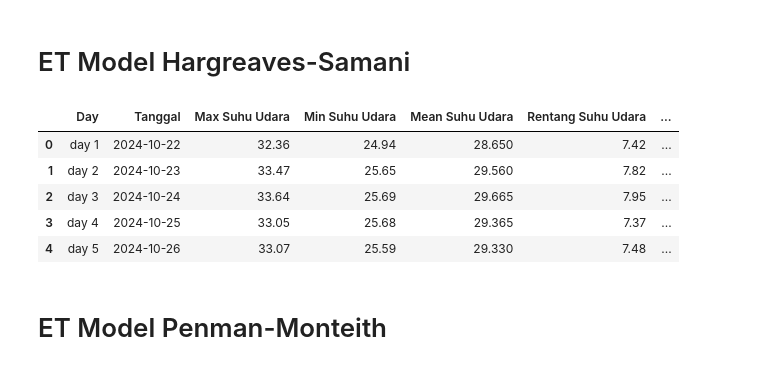
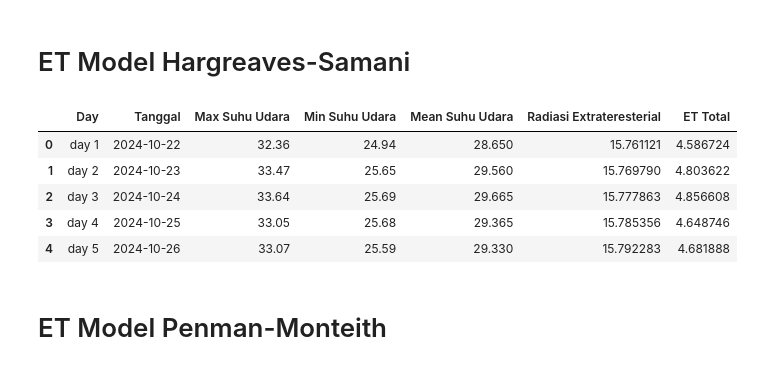
Before and after one commit to rafiachmadfr/Evapotranspiration-Analysis, a Jupyter notebook: 02. ET Calculation.ipynb, the cells around one changed output. Saved outputs shown, nothing was run; the diff lists cells and outputs as text; code cells hidden in the pictures.

```diff
--- a/02. ET Calculation.ipynb
+++ b/02. ET Calculation.ipynb
@@ -48,7 +48,7 @@ data_sekunder = pd.ExcelFile(dataset_sekunder)
 # Menghitung luas area di dalam variabel
 def hitung_luas_media(sisi):
         cm_to_mm = sisi * 10
-        luas = cm_to_mm ** 2
+        luas = (cm_to_mm ** 2)
         return luas              # Hasil dalam satuan mm
 # %%
 # Menghitung tanggal pengambilan data
@@ -209,27 +211,28 @@ for sheet_name in data_sekunder.sheet_names:
     # Baca data primer dan sekunder dari sheet excel
     df_data_sekunder = data_sekunder.parse(sheet_name)
 
+    tanggal_data = hitung_tanggal_data(day = sheet_name)
+    # print(f"{sheet_name} : {tanggal_data}")
+
     # Memasukkan nilai dataset ke dalam variabel
     suhu_udara = np.array(df_data_sekunder['suhu_udara'])
-
-    tanggal_data = hitung_tanggal_data(day = sheet_name)
-    # print(f"{sheet_name} : {tanggal_data}")
 
     # Menghitung rata-rata, max, min, dan rentang suhu udara
     max_suhu_udara = np.max(suhu_udara)
     # print(f"Maksimal suhu udara: {max_suhu_udara}")
     min_suhu_udara = np.min(suhu_udara)
     # print(f"Minimal suhu udara: {min_suhu_udara}")
-    rentang_suhu_udara = max_suhu_udara - min_suhu_udara
-    # print(f"Rentang suhu udara: {rentang_suhu_udara}")
     mean_suhu_udara = (max_suhu_udara + min_suhu_udara) / 2
     # print(f"Rata-rata suhu udara: {mean_suhu_udara}")
 
     # Menghitung ET dengan model Hargreaves-Samani
-    Ra, et_model_hs, et_model_bc_modification = hs_model(t_max = max_suhu_udara, t_min = min_suhu_udara, t_avg = mean_suhu_udara,
-                           latitude = latitude, input_date = tanggal_data)
+    radiasi_ekstrateresterial, et_model_hs, et_model_hs_modification = hs_model(t_max = max_suhu_udara,
+                                                                                t_min = min_suhu_udara,
+                                                                                t_avg = mean_suhu_udara,
+                                                                                latitude = latitude,
+                                                                                input_date = tanggal_data)
     # print(f"ET Hargreaves-Samani: {et_model_hs}")
-    # print(f"Radiasi atmosfer: {Ra}")
+    # print(f"Radiasi atmosfer: {radiasi_ekstrateresterial}")
 
     # Simpan hasil ke list
     hasil_hs_model.append({
@@ -238,22 +241,22 @@ for sheet_name in data_sekunder.sheet_names:
         "Max Suhu Udara": max_suhu_udara,
         "Min Suhu Udara": min_suhu_udara,
         "Mean Suhu Udara": mean_suhu_udara,
-        "Rentang Suhu Udara": rentang_suhu_udara,
-        "Radiasi Extrateresterial": Ra,
+        "Radiasi Extrateresterial": radiasi_ekstrateresterial,
         "ET Total": et_model_hs,
     })
 
 # Buat DataFrame dari hasil
 df_hasil_hs = pd.DataFrame(hasil_hs_model)
-# %%
-df_hasil_hs.head()
-# %% [output]
-|  | Day | Tanggal | Max Suhu Udara | Min Suhu Udara | Mean Suhu Udara | Rentang Suhu Udara | ... |
-| 0 | day 1 | 2024-10-22 | 32.36 | 24.94 | 28.650 | 7.42 | ... |
-| 1 | day 2 | 2024-10-23 | 33.47 | 25.65 | 29.560 | 7.82 | ... |
-| 2 | day 3 | 2024-10-24 | 33.64 | 25.69 | 29.665 | 7.95 | ... |
-| 3 | day 4 | 2024-10-25 | 33.05 | 25.68 | 29.365 | 7.37 | ... |
-| 4 | day 5 | 2024-10-26 | 33.07 | 25.59 | 29.330 | 7.48 | ... |
+# %%
+df_hasil_hs.to_csv('hasil/Estimasi ET Hargreaves-Samani.csv', index=True)
+df_hasil_hs.head()
+# %% [output]
+|  | Day | Tanggal | Max Suhu Udara | Min Suhu Udara | Mean Suhu Udara | Radiasi Extrateresterial | ET Total |
+| 0 | day 1 | 2024-10-22 | 32.36 | 24.94 | 28.650 | 15.761121 | 4.586724 |
+| 1 | day 2 | 2024-10-23 | 33.47 | 25.65 | 29.560 | 15.769790 | 4.803622 |
+| 2 | day 3 | 2024-10-24 | 33.64 | 25.69 | 29.665 | 15.777863 | 4.856608 |
+| 3 | day 4 | 2024-10-25 | 33.05 | 25.68 | 29.365 | 15.785356 | 4.648746 |
+| 4 | day 5 | 2024-10-26 | 33.07 | 25.59 | 29.330 | 15.792283 | 4.681888 |
 # %% [markdown]
 # ET Model Penman-Monteith
 # %%
```
Also changed, not shown: parts of 10 cells of this notebook, 1 other file.
